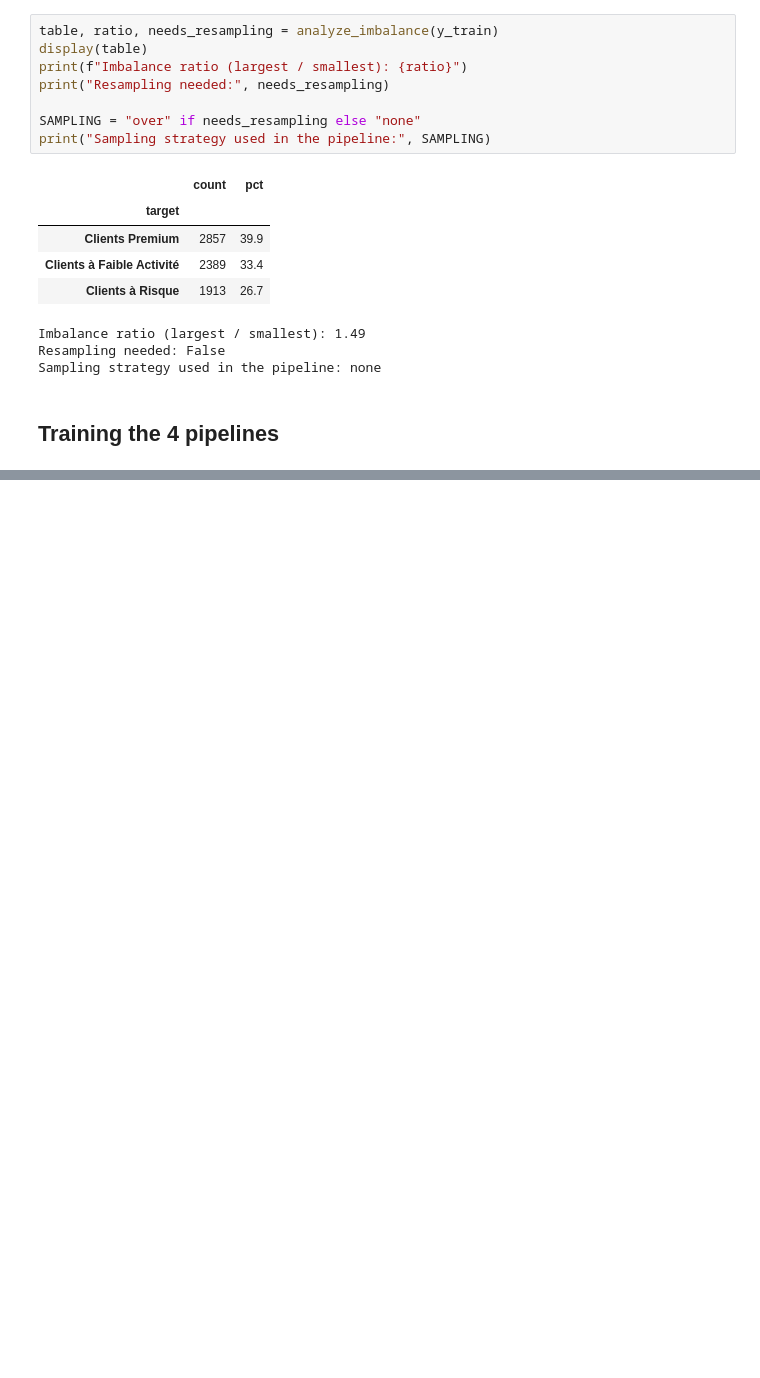
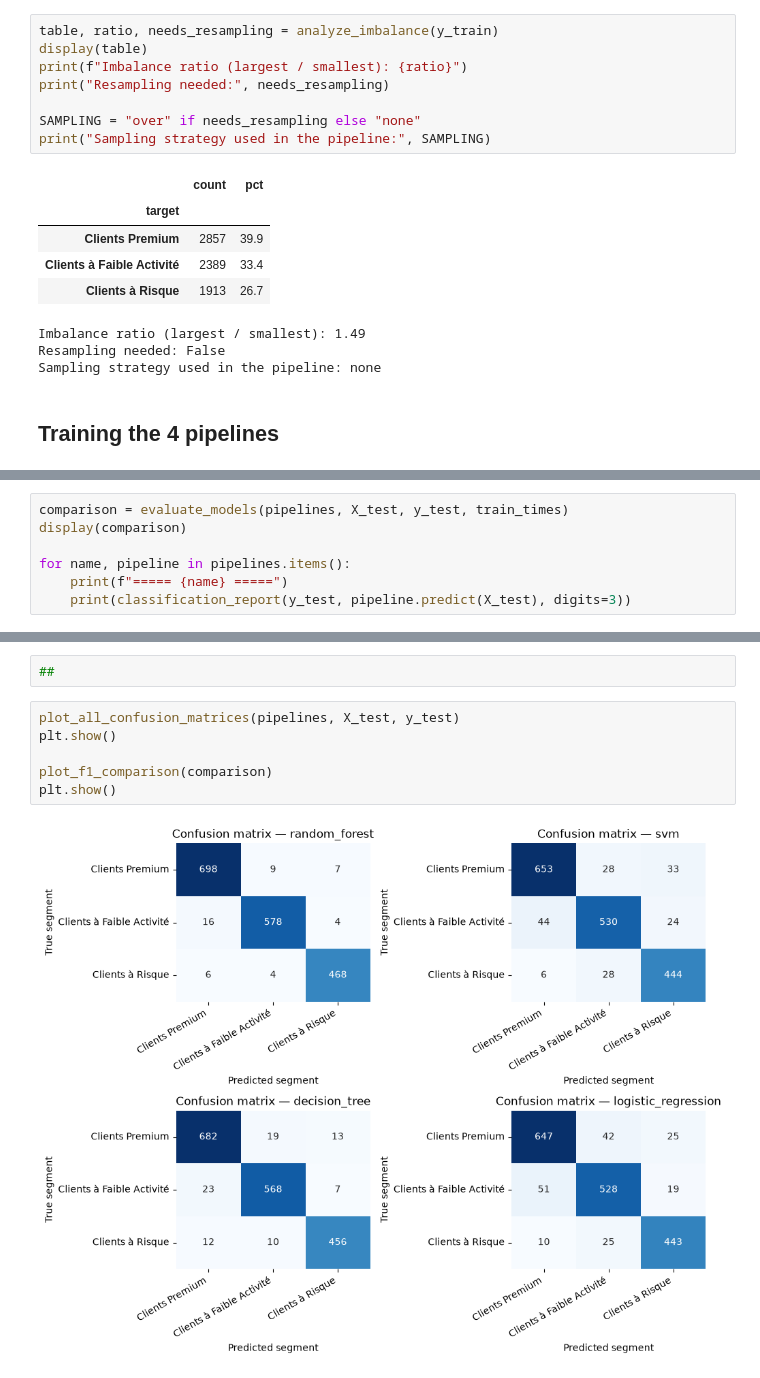
Before and after one commit to oelaimar/CardProfiler, a Jupyter notebook: notebooks/04_classification.ipynb, the cells around one changed output, grey strips where cells are left out. Saved outputs shown, nothing was run; the diff lists cells and outputs as text; blank space fills up the shorter version.

Commit message:
Add model evaluation metrics and plotting helpers

```diff
--- a/notebooks/04_classification.ipynb
+++ b/notebooks/04_classification.ipynb
@@ -95,0 +100,7 @@ Pipeline(steps=[('scaler', StandardScaler()),
+# %%
+comparison = evaluate_models(pipelines, X_test, y_test, train_times)
+display(comparison)
+
+for name, pipeline in pipelines.items():
+    print(f"===== {name} =====")
+    print(classification_report(y_test, pipeline.predict(X_test), digits=3))
@@ -95,0 +131,10 @@ Pipeline(steps=[('scaler', StandardScaler()),
+# %%
+##
+# %%
+plot_all_confusion_matrices(pipelines, X_test, y_test)
+plt.show()
+
+plot_f1_comparison(comparison)
+plt.show()
+# %% [output]
+[figure, added]
```
Also changed, not shown: parts of 5 cells of this notebook, 1 other file.
